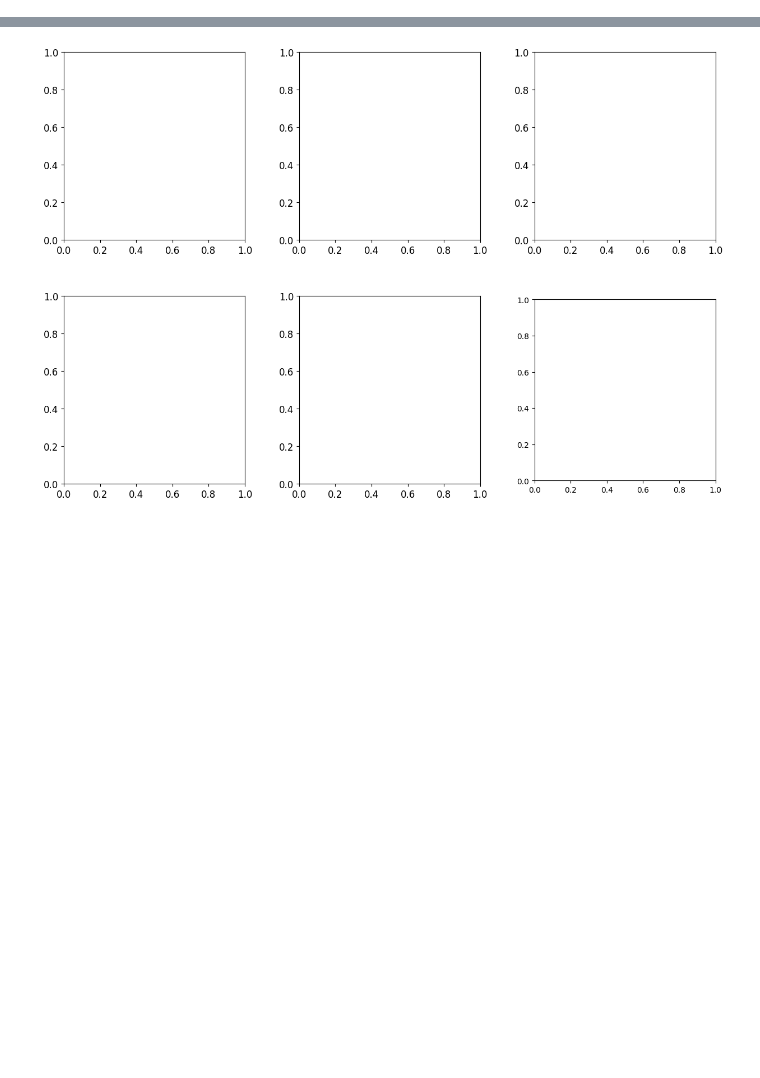
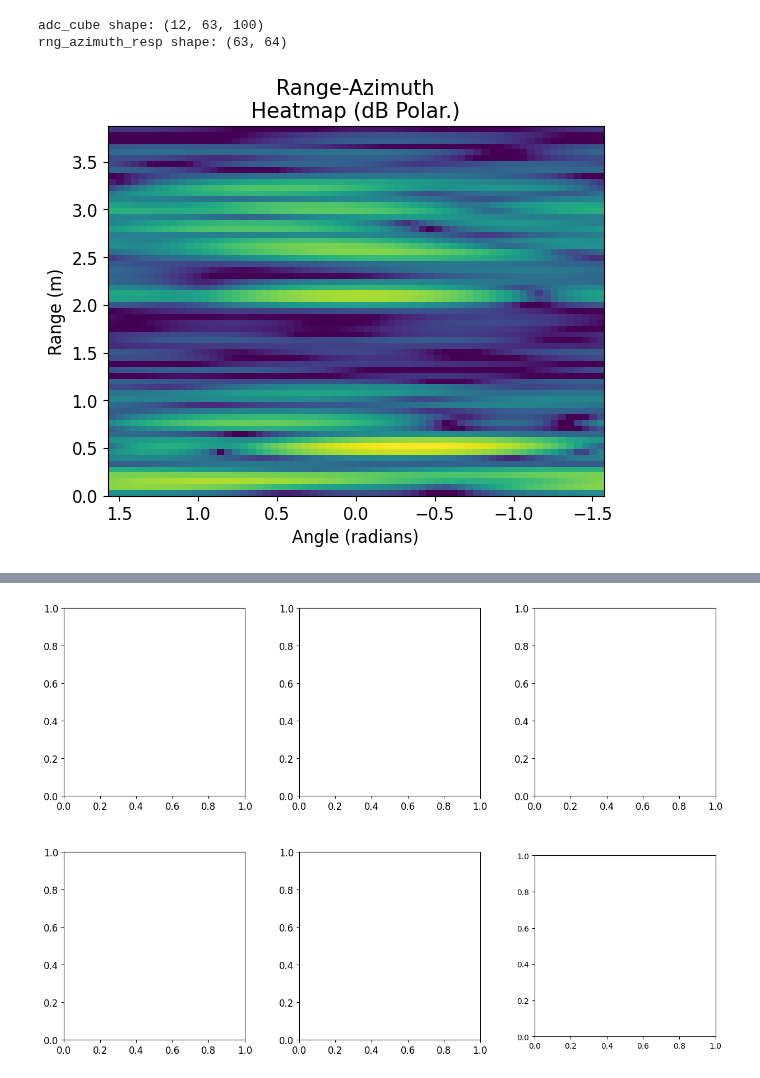
Before and after one commit to davidmhunt/mmwave_radar_processing, a Jupyter notebook: notebooks/view_radar_data_hand_tracking.ipynb, the cells around one changed output, grey strips where cells are left out. Saved outputs shown, nothing was run; the diff lists cells and outputs as text; code cells hidden in the pictures; blank space fills up the shorter version.

```diff
--- a/notebooks/view_radar_data_hand_tracking.ipynb
+++ b/notebooks/view_radar_data_hand_tracking.ipynb
@@ -139,0 +144,30 @@ plotter.plot_compilation(
+# %%
+#generating range azimuth plot
+#get the ADC cube
+adc_cube = dataset.get_radar_data(idx)
+
+
+if cfg_manager.array_geometry == "ods": #this is the one we are using for the hand tracking
+    if cfg_manager.virtual_antennas_enabled:
+        rx_antennas_1 = np.array([0,3,4,7])
+        rx_antennas_2 = np.array([1,2,5,6])
+
+adc_cube = virtual_array_reformatter.process(adc_cube)
+print(f"adc_cube shape: {adc_cube.shape}")
+rng_az_resp = range_az_processor.process(
+    adc_cube=adc_cube,
+    chirp_idx=0,
+    rx_antennas=rx_antennas_1)
+print(f"rng_azimuth_resp shape: {rng_az_resp.shape}")
+
+
+plotter.plot_range_az_resp_polar( #can also use _cart if you want a cartesian plot
+    resp=rng_az_resp,
+    range_azimuth_processor=range_az_processor,
+    convert_to_dB=True,
+    show=True
+)
+# %% [output]
+adc_cube shape: (12, 63, 100)
+rng_azimuth_resp shape: (63, 64)
+[figure, added]
```
Also changed, not shown: parts of 5 cells of this notebook, 6 other files.
